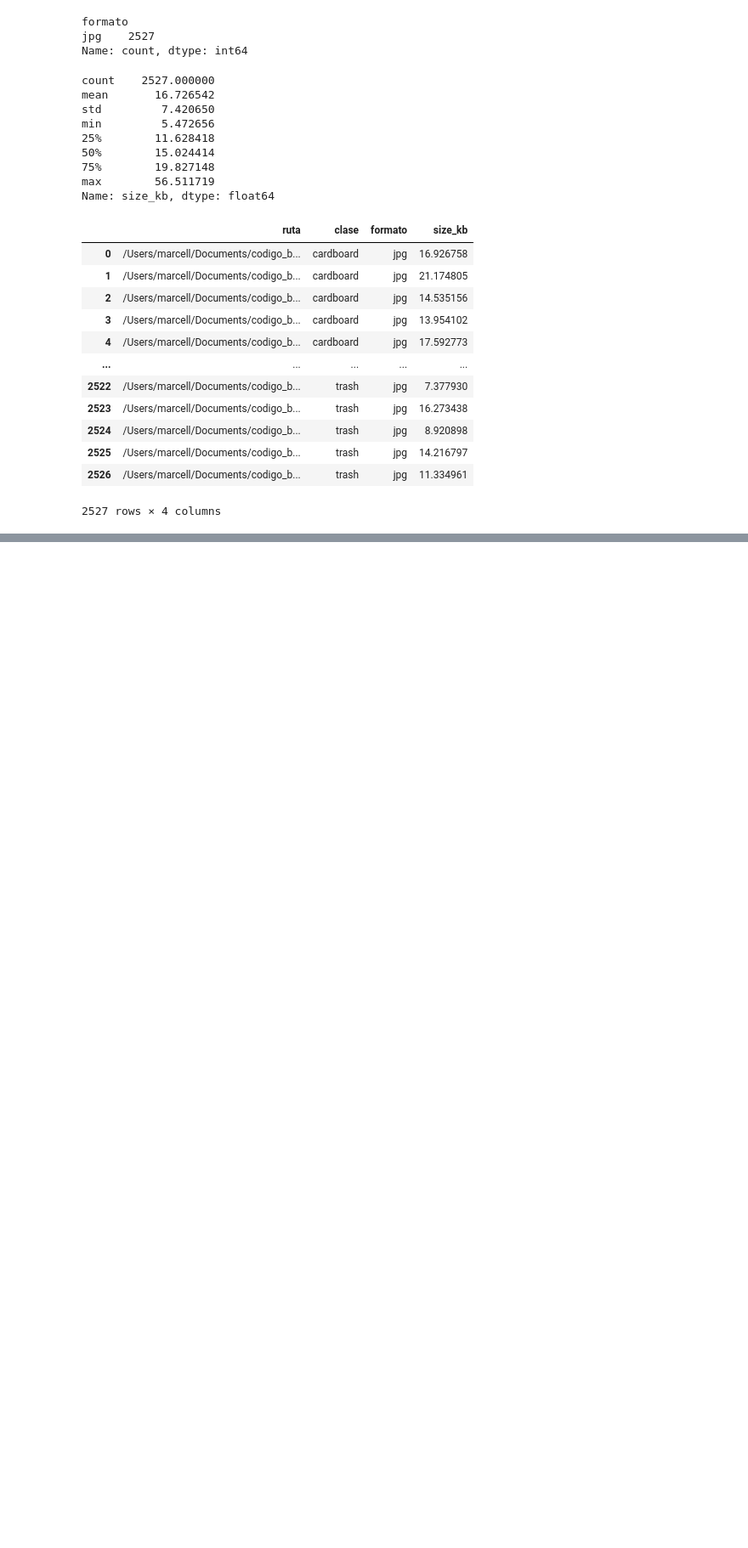
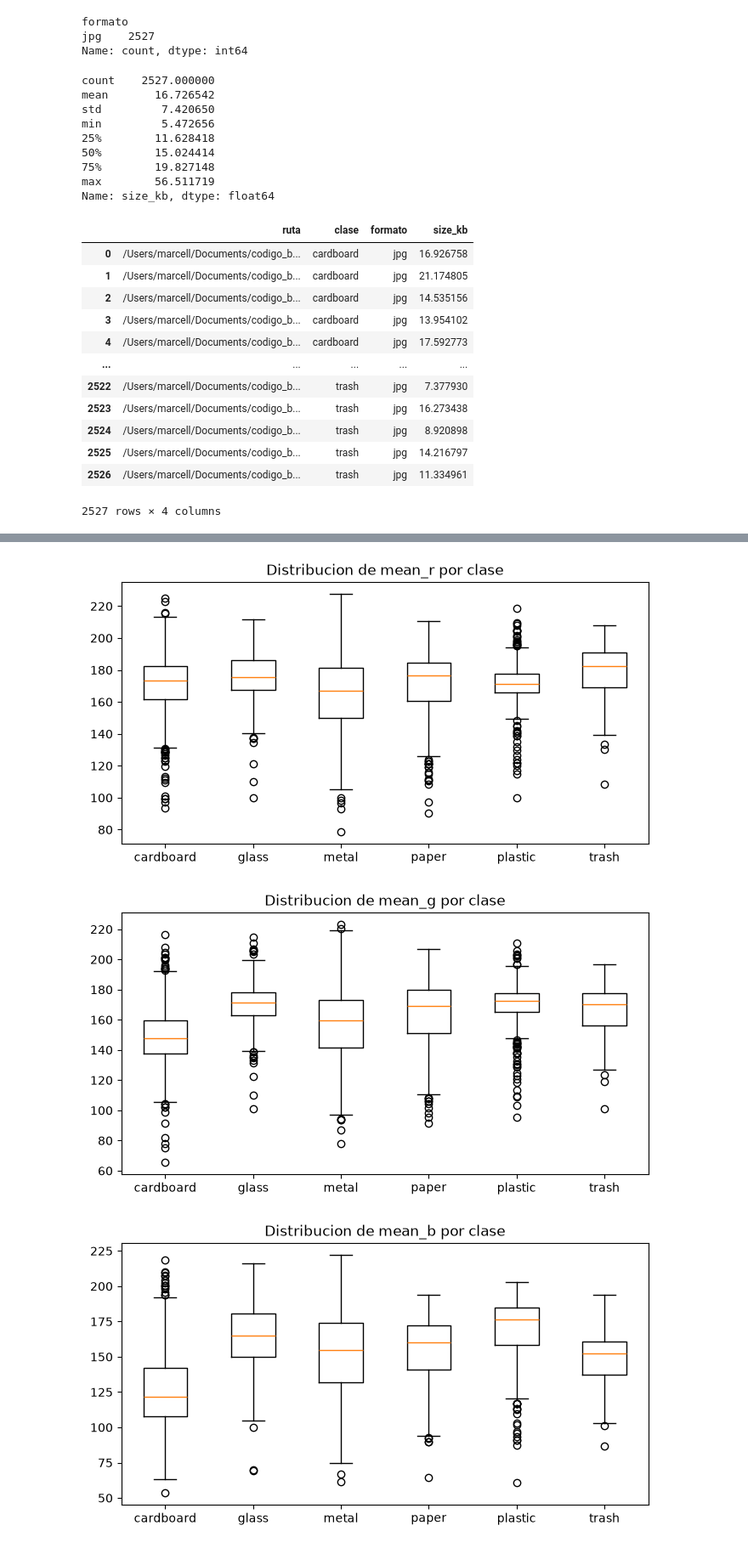
Before and after one commit to marcell-llerena/datascience-g8, a Jupyter notebook: notebooks/20260826_32_EDA_2.ipynb, the cells around one changed output, grey strips where cells are left out. Shown at 85% size. Cells and saved outputs as stored; diff of their text form; code cells hidden in the pictures; blank space fills up the shorter version.

```diff
--- a/notebooks/20260826_32_EDA_2.ipynb
+++ b/notebooks/20260826_32_EDA_2.ipynb
@@ -181,0 +296,19 @@ metadata_df.groupby("clase")["size_kb"].agg(["count", "mean", "median", "min", "
+# %%
+# 14. Calcule el valor medio de los canales R, G y B para cada imagen y obtenga posteriormente el
+# promedio de estos valores por clase.
+import numpy as np
+
+mean_r = []
+mean_g = []
+mean_b = []
+for path_img in metadata_df["ruta"]:
+    img = np.array(Image.open(path_img))
+    mean_r.append(img[:, :, 0].mean())
+    mean_g.append(img[:, :, 1].mean())
+    mean_b.append(img[:, :, 2].mean())
+
+metadata_df["mean_r"] = mean_r
+metadata_df["mean_g"] = mean_g
+metadata_df["mean_b"] = mean_b
+
+metadata_df.groupby("clase")[["mean_r", "mean_g", "mean_b"]].mean()
@@ -181,0 +324,18 @@ metadata_df.groupby("clase")["size_kb"].agg(["count", "mean", "median", "min", "
+# %%
+# 15. Compare mediante gráficos la distribución de la intensidad media de los canales R, G y B entre las
+# seis clases. ¿Se observan diferencias apreciables?
+
+for canal in ["mean_r", "mean_g", "mean_b"]:
+    plt.figure(figsize=(8, 4))
+    grupos = [
+        metadata_df.loc[metadata_df["clase"] == clase, canal].values
+        for clase in metadata_df["clase"].unique()
+    ]
+
+    plt.boxplot(grupos, tick_labels=metadata_df["clase"].unique())
+    plt.title(f"Distribucion de {canal} por clase")
+    plt.show()
+# %% [output]
+[figure, added]
+[figure, added]
+[figure, added]
```
Also changed, not shown: parts of 19 cells of this notebook.
